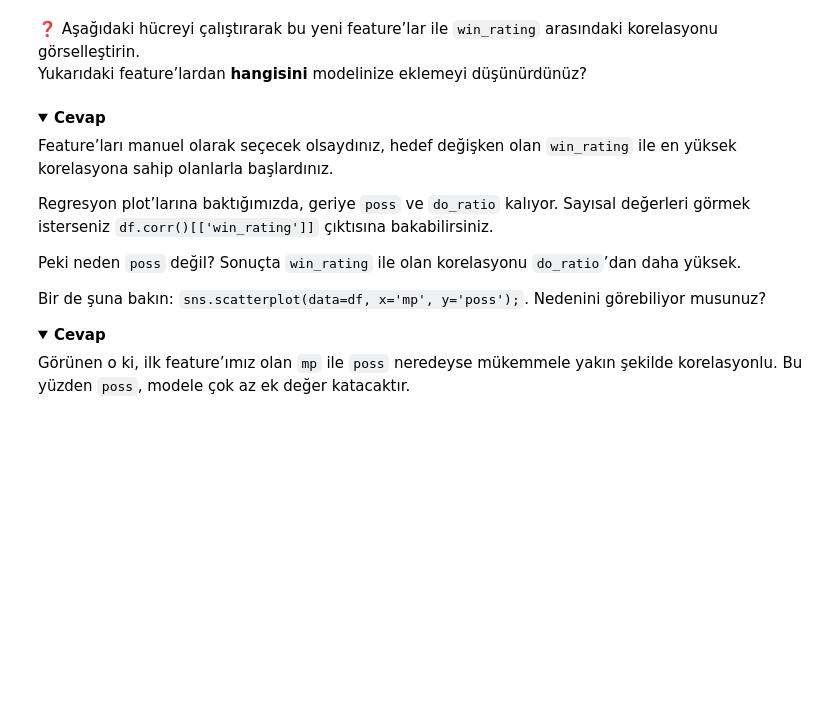
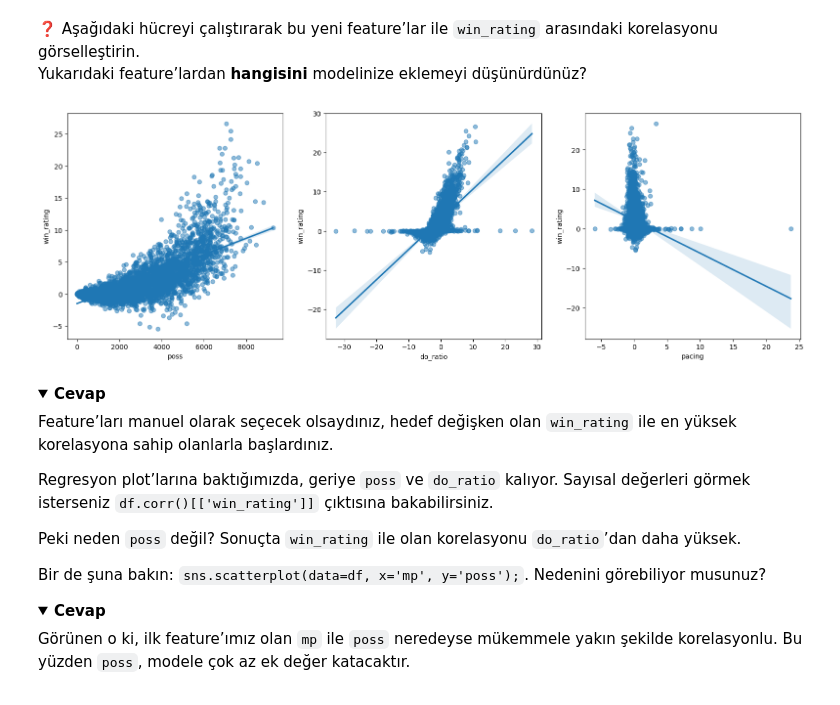
Before and after one commit to elifcubukcu18/S16D1-S-data-linear-regression, a Jupyter notebook: Linear_Regression.ipynb, the cells around one changed output. Saved outputs shown, nothing was run; the diff lists cells and outputs as text; code cells hidden in the pictures; folded sections open; blank space fills up the shorter version.

```diff
--- a/Linear_Regression.ipynb
+++ b/Linear_Regression.ipynb
@@ -297,13 +318,15 @@ Yukarıdaki feature’lardan **hangisini** modelinize eklemeyi düşünürdünü
 # %%
 fig, axes = plt.subplots(nrows=1, ncols=3, figsize=(10, 6))
 
 plt.subplots_adjust(left=0.5, right=2)
 
-sns.regplot(data=df, y='win_rating', x='poss', ax=axes[0], scatter_kws={'alpha':0.5})
-sns.regplot(data=df, y='win_rating', x='do_ratio', ax=axes[1], scatter_kws={'alpha':0.5})
-sns.regplot(data=df, y='win_rating', x='pacing', ax=axes[2], scatter_kws={'alpha':0.5})
+sns.regplot(data=nba, y='win_rating', x='poss', ax=axes[0], scatter_kws={'alpha':0.5})
+sns.regplot(data=nba, y='win_rating', x='do_ratio', ax=axes[1], scatter_kws={'alpha':0.5})
+sns.regplot(data=nba, y='win_rating', x='pacing', ax=axes[2], scatter_kws={'alpha':0.5})
 
 plt.show()
+# %% [output]
+[figure, added]
 # %% [markdown]
 <details>
   <summary markdown='span'><strong>Cevap</strong></summary>
```
Also changed, not shown: parts of 8 cells of this notebook.
